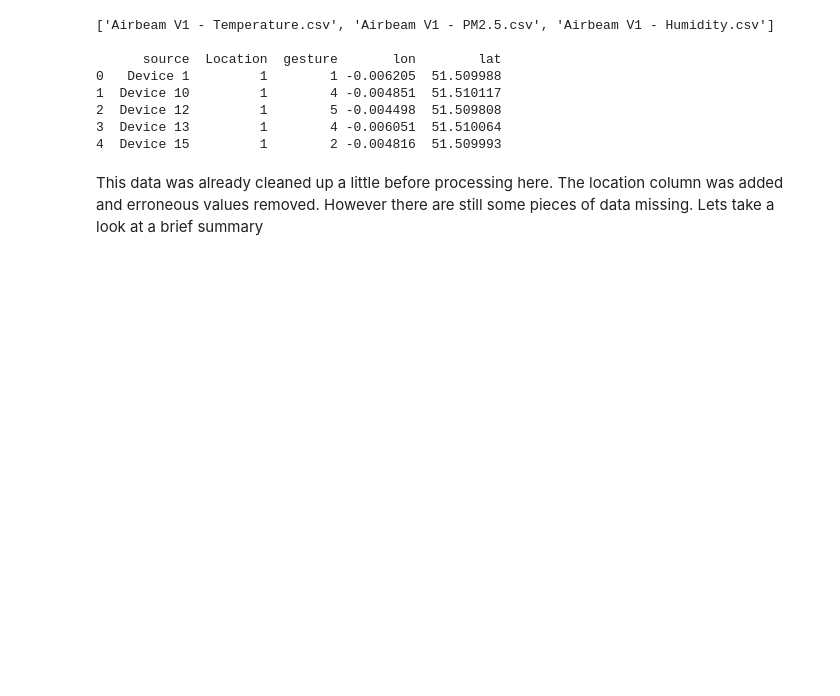
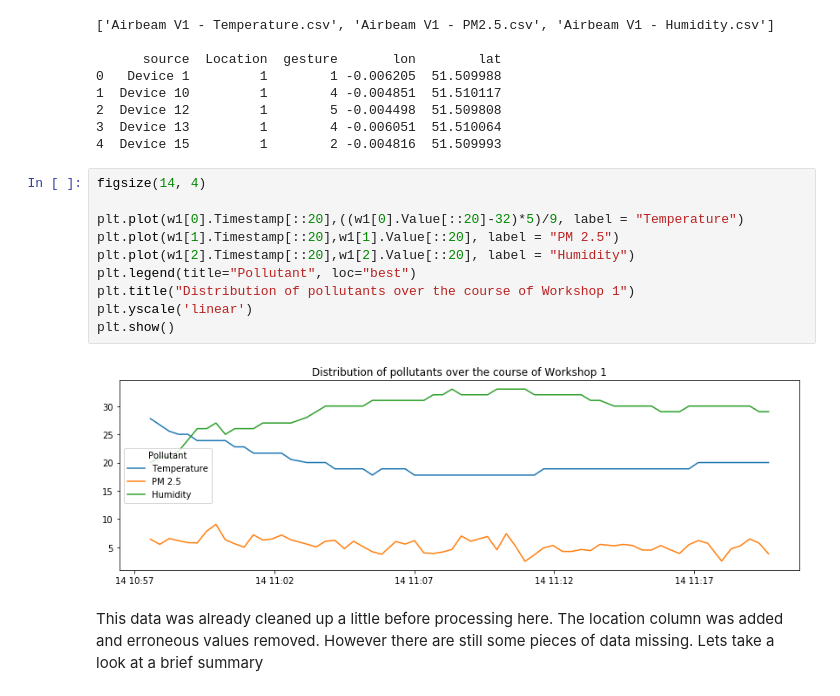
Before and after one commit to Usamahk/WearAQ, a Jupyter notebook: WearAQ_w1_analysis.ipynb, the cells around one changed output. Saved outputs shown, nothing was run; the diff lists cells and outputs as text; blank space fills up the shorter version.

Commit message:
updated analysis with charts and brief results

```diff
--- a/WearAQ_w1_analysis.ipynb
+++ b/WearAQ_w1_analysis.ipynb
@@ -52,6 +52,18 @@ print(w1_percep.head(5))
 2  Device 12         1        5 -0.004498  51.509808
 3  Device 13         1        4 -0.006051  51.510064
 4  Device 15         1        2 -0.004816  51.509993
+# %%
+figsize(14, 4)
+
+plt.plot(w1[0].Timestamp[::20],((w1[0].Value[::20]-32)*5)/9, label = "Temperature")
+plt.plot(w1[1].Timestamp[::20],w1[1].Value[::20], label = "PM 2.5")
+plt.plot(w1[2].Timestamp[::20],w1[2].Value[::20], label = "Humidity")
+plt.legend(title="Pollutant", loc="best")
+plt.title("Distribution of pollutants over the course of Workshop 1")
+plt.yscale('linear')
+plt.show()
+# %% [output]
+[figure, added]
 # %% [markdown]
 This data was already cleaned up a little before processing here. The location column was added and erroneous values removed. However there are still some pieces of data missing. Lets take a look at a brief summary
 # %%
```
Also changed, not shown: parts of 7 cells of this notebook, 3 other files.
